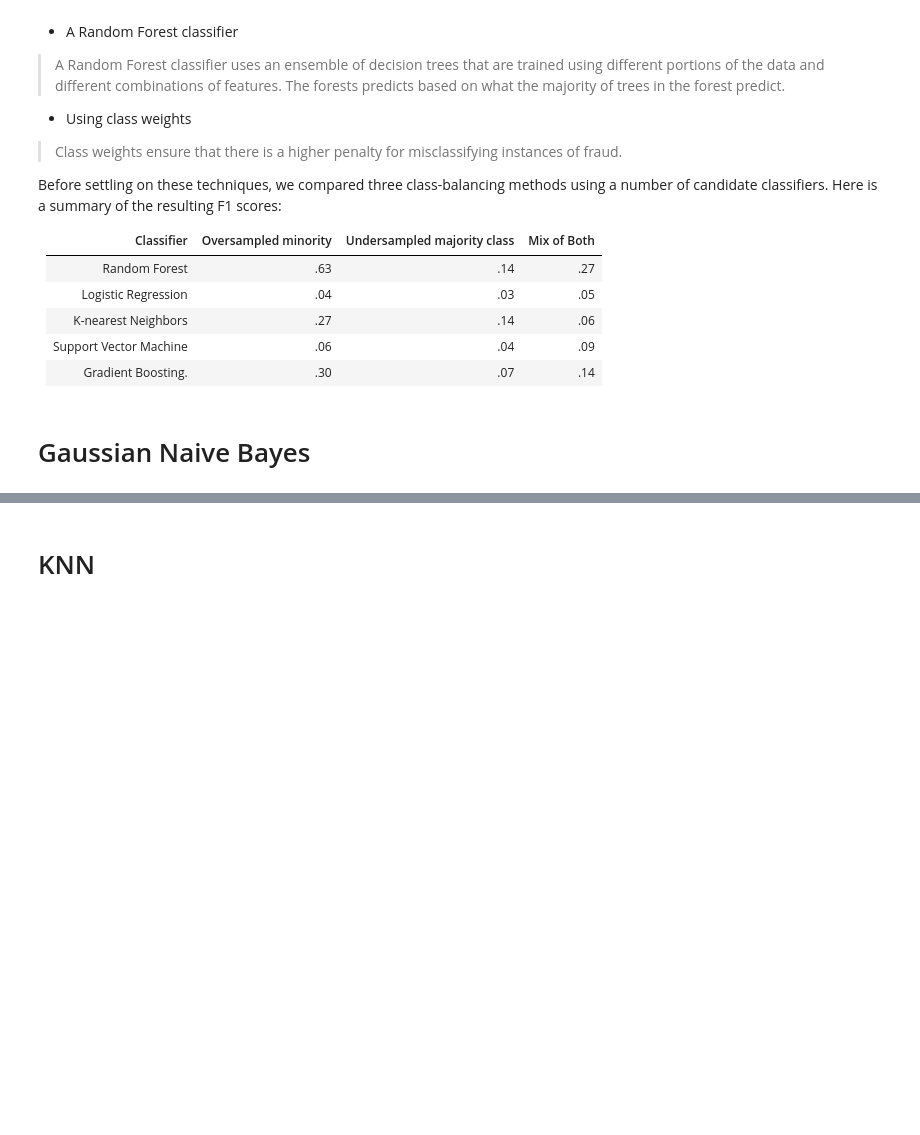
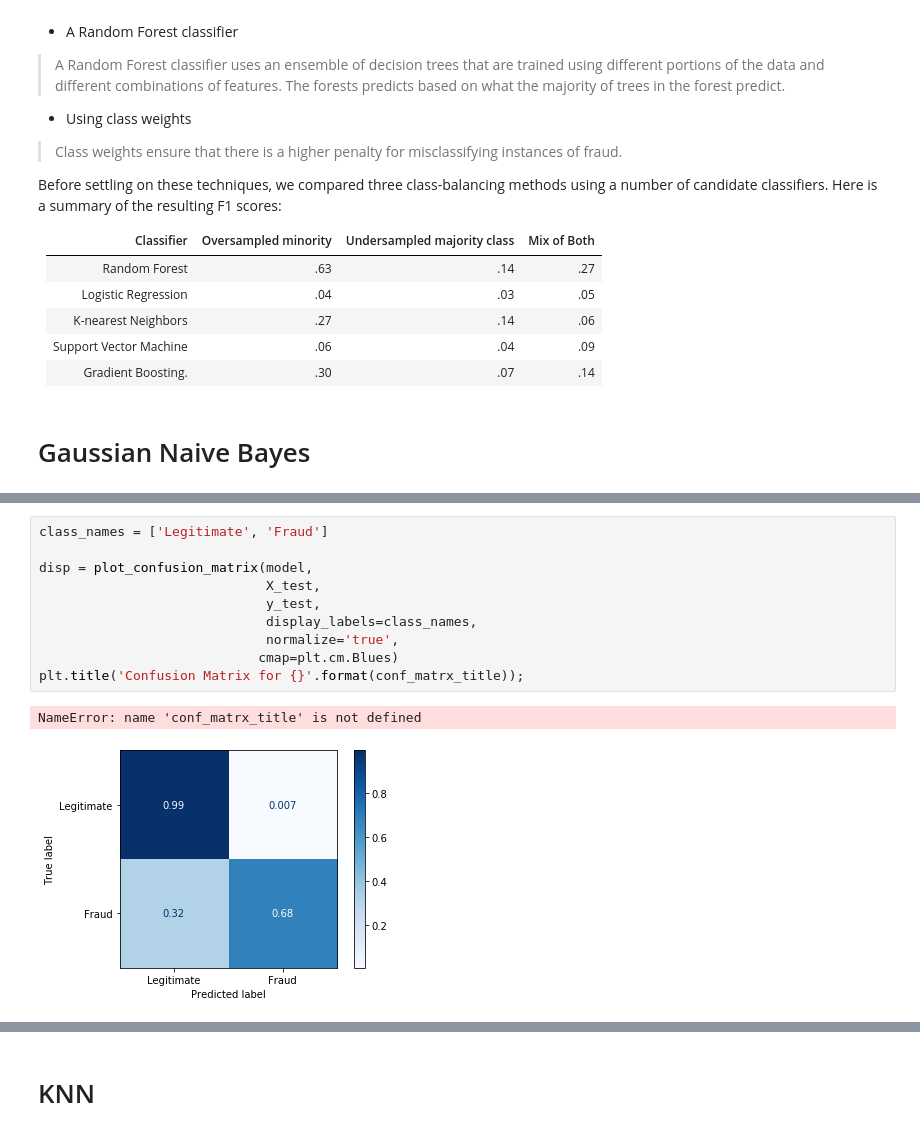
Before and after one commit to AdamBlomfield/credit_card_fraud, a Jupyter notebook: notebooks/predictive_modelling.ipynb, the cells around one changed output, grey strips where cells are left out. Cells and saved outputs as stored; diff of their text form; blank space fills up the shorter version.

```diff
--- a/notebooks/predictive_modelling.ipynb
+++ b/notebooks/predictive_modelling.ipynb
@@ -217,0 +286,13 @@ Test F1:                0.2332
+# %%
+class_names = ['Legitimate', 'Fraud']
+
+disp = plot_confusion_matrix(model,
+                             X_test,
+                             y_test,
+                             display_labels=class_names,
+                             normalize='true',
+                            cmap=plt.cm.Blues)
+plt.title('Confusion Matrix for {}'.format(conf_matrx_title));
+# %% [output]
+NameError: name 'conf_matrx_title' is not defined
+[figure, added]
```
Also changed, not shown: parts of 23 cells of this notebook.
